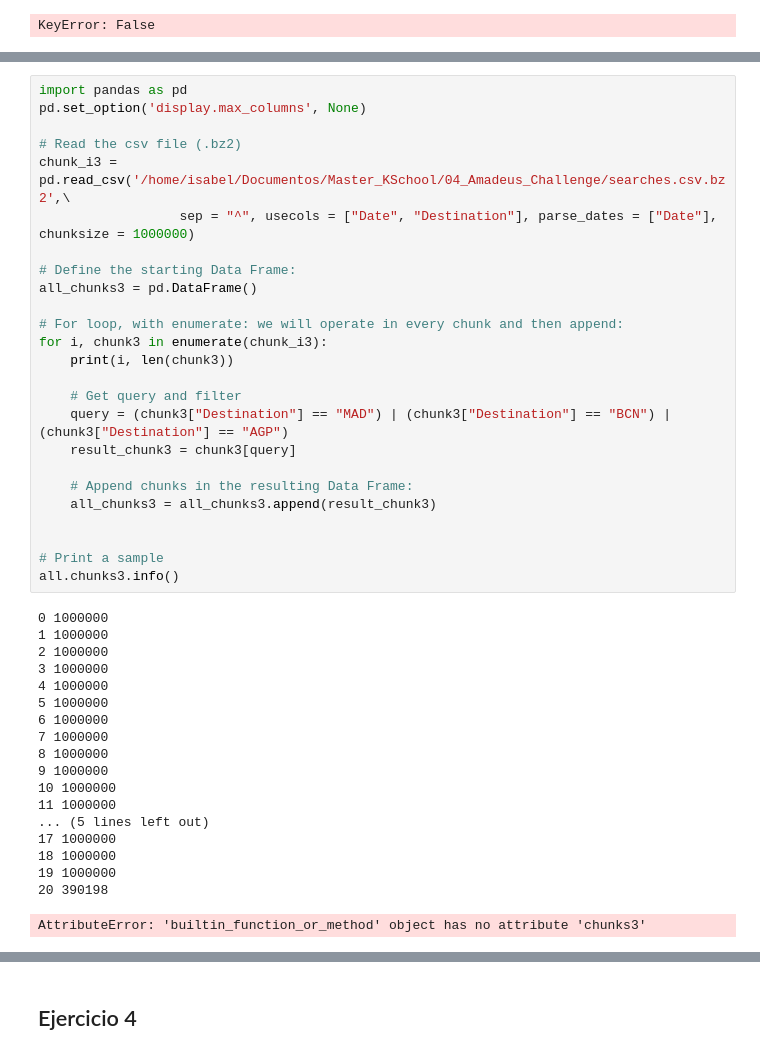
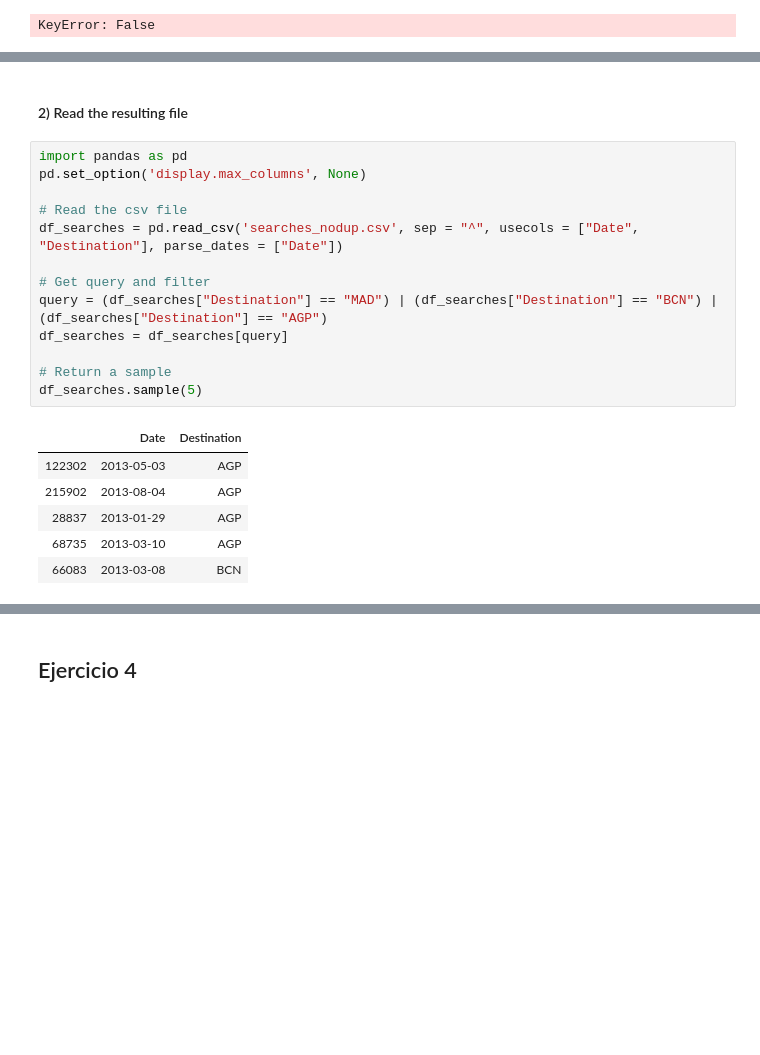
Before and after one commit to isabelpuche/Amadeus_Challenge, a Jupyter notebook: Amadeus_Challenge.ipynb, the cells around one changed output, grey strips where cells are left out. Saved outputs shown, nothing was run; the diff lists cells and outputs as text; blank space fills up the shorter version.

```diff
--- a/Amadeus_Challenge.ipynb
+++ b/Amadeus_Challenge.ipynb
@@ -365,44 +402,22 @@ KeyError: False
+# %% [markdown]
+#### 2) Read the resulting file
 # %%
 import pandas as pd
 pd.set_option('display.max_columns', None)
 
-# Read the csv file (.bz2)
-chunk_i3 = pd.read_csv('/home/isabel/Documentos/Master_KSchool/04_Amadeus_Challenge/searches.csv.bz2',\
-                  sep = "^", usecols = ["Date", "Destination"], parse_dates = ["Date"], chunksize = 1000000)
+# Read the csv file
+df_searches = pd.read_csv('searches_nodup.csv', sep = "^", usecols = ["Date", "Destination"], parse_dates = ["Date"])
 
-# Define the starting Data Frame:
-all_chunks3 = pd.DataFrame()
+# Get query and filter
+query = (df_searches["Destination"] == "MAD") | (df_searches["Destination"] == "BCN") | (df_searches["Destination"] == "AGP")
+df_searches = df_searches[query]
 
-# For loop, with enumerate: we will operate in every chunk and then append:
-for i, chunk3 in enumerate(chunk_i3):
-    print(i, len(chunk3))
-
-    # Get query and filter
-    query = (chunk3["Destination"] == "MAD") | (chunk3["Destination"] == "BCN") | (chunk3["Destination"] == "AGP")
-    result_chunk3 = chunk3[query]
-
-    # Append chunks in the resulting Data Frame:
-    all_chunks3 = all_chunks3.append(result_chunk3)
-
-
-# Print a sample
-all.chunks3.info()
+# Return a sample
+df_searches.sample(5)
 # %% [output]
-0 1000000
-1 1000000
-2 1000000
-3 1000000
-4 1000000
-5 1000000
-6 1000000
-7 1000000
-8 1000000
-9 1000000
-10 1000000
-11 1000000
-... (5 lines left out)
-17 1000000
-18 1000000
-19 1000000
-20 390198
-AttributeError: 'builtin_function_or_method' object has no attribute 'chunks3'
+|  | Date | Destination |
+| 122302 | 2013-05-03 | AGP |
+| 215902 | 2013-08-04 | AGP |
+| 28837 | 2013-01-29 | AGP |
+| 68735 | 2013-03-10 | AGP |
+| 66083 | 2013-03-08 | BCN |
```
Also changed, not shown: parts of 18 cells of this notebook.
